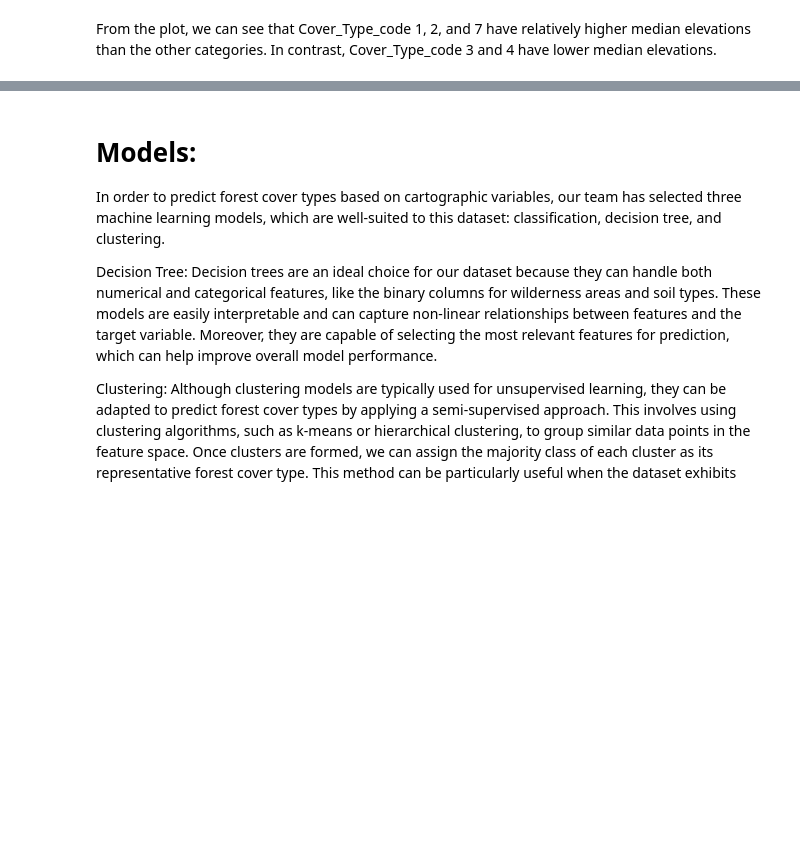
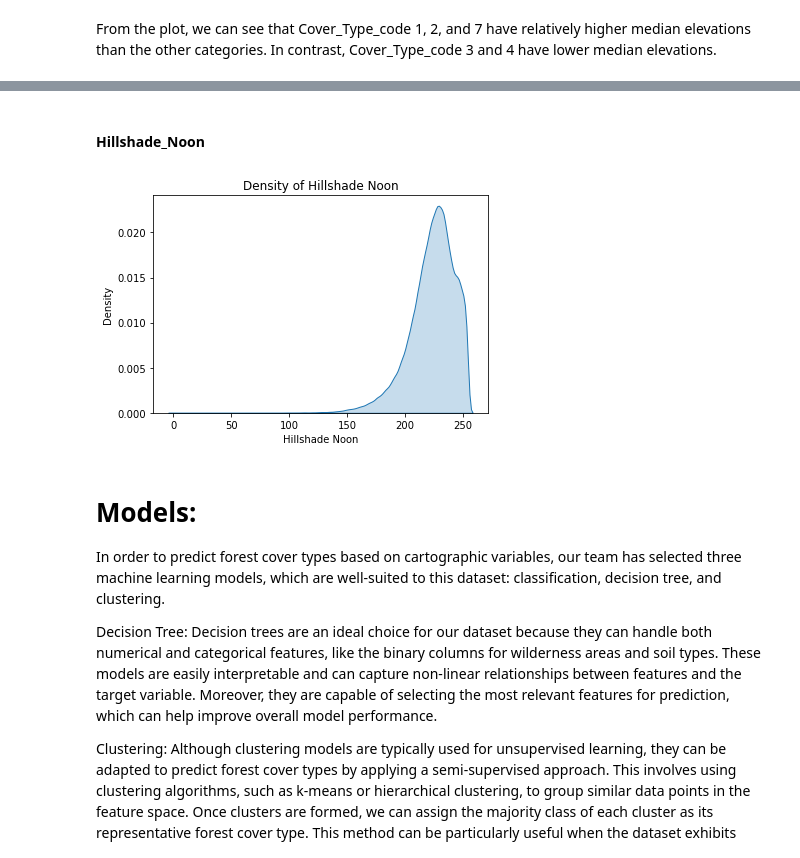
Before and after one commit to monica-navas-m/Machine-Learning, a Jupyter notebook: Notebook Python.ipynb, the cells around one changed output, grey strips where cells are left out. Drawn from its saved outputs; the diff is of its cells as text; code cells hidden in the pictures; blank space fills up the shorter version.

```diff
--- a/Notebook Python.ipynb
+++ b/Notebook Python.ipynb
@@ -393,3 +404,14 @@ plt.show()
+# %% [markdown]
+#### Hillshade_Noon
+# %%
+# Create a density plot of the 'Hillshade_Noon' column
+sns.kdeplot(train['Hillshade_Noon'], shade=True)
+plt.xlabel('Hillshade Noon')
+plt.ylabel('Density')
+plt.title('Density of Hillshade Noon')
+plt.show()
+# %% [output]
+[figure, added]
 # %% [markdown]
 # Models:
 
```
Also changed, not shown: parts of 9 cells of this notebook.
